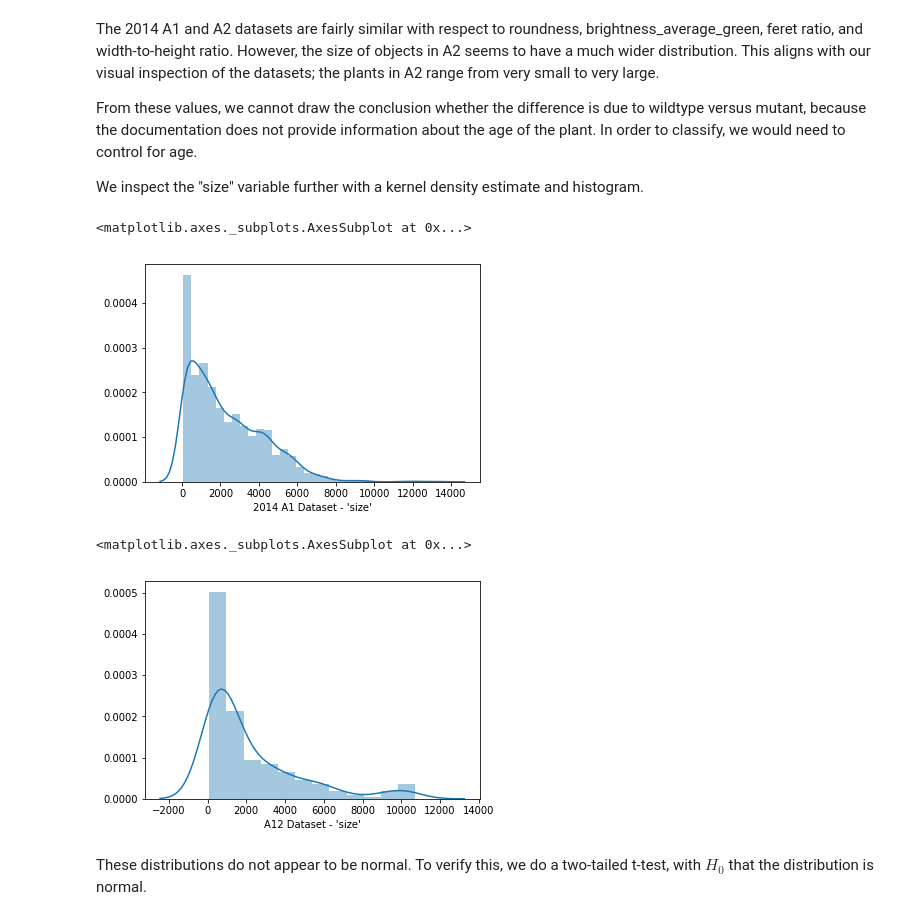
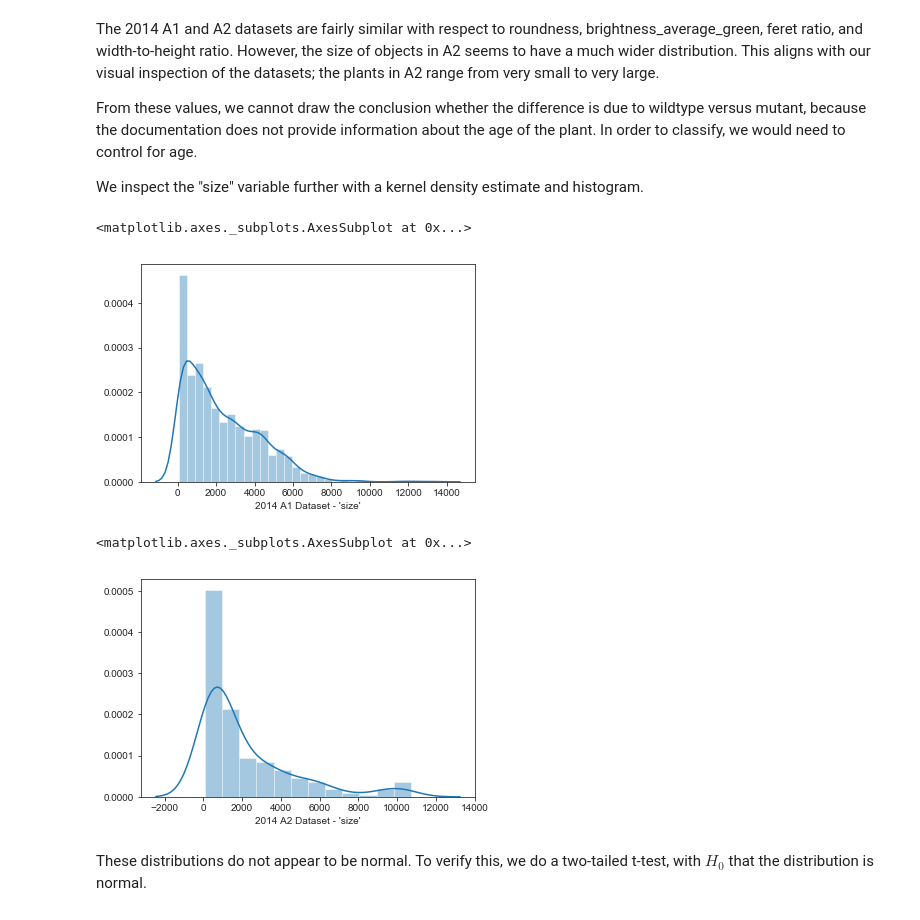
Before and after one commit to Regina-v/plant-image-analysis, a Jupyter notebook: Task04/ProgrammingProject3Task4.ipynb, the cells around one changed output. Drawn from its saved outputs; the diff is of its cells as text; code cells hidden in the pictures.

```diff
--- a/Task04/ProgrammingProject3Task4.ipynb
+++ b/Task04/ProgrammingProject3Task4.ipynb
@@ -29,6 +28,7 @@ from math import sqrt
 # %%
 # so we don't have to do plt.show() every time
 %matplotlib inline
+sns.set_style("ticks")
 # %% [markdown]
 **Analysis of all 2014 data**
 # %%
@@ -174,12 +166,12 @@ We inspect the "size" variable further with a kernel density estimate and histog
 sns.distplot(A1["size"], axlabel="2014 A1 Dataset - 'size'")
 # %% [output]
 <matplotlib.axes._subplots.AxesSubplot at 0x...>
-[figure, old version]
+[figure, new version]
 # %%
-sns.distplot(A2["size"], axlabel="A12 Dataset - 'size'")
+sns.distplot(A2["size"], axlabel="2014 A2 Dataset - 'size'")
 # %% [output]
 <matplotlib.axes._subplots.AxesSubplot at 0x...>
-[figure, old version]
+[figure, new version]
 # %% [markdown]
 These distributions do not appear to be normal. To verify this, we do a two-tailed t-test, with $H_0$ that the distribution is normal.
 # %%
```
Also changed, not shown: parts of 16 cells of this notebook, 13 other files.
